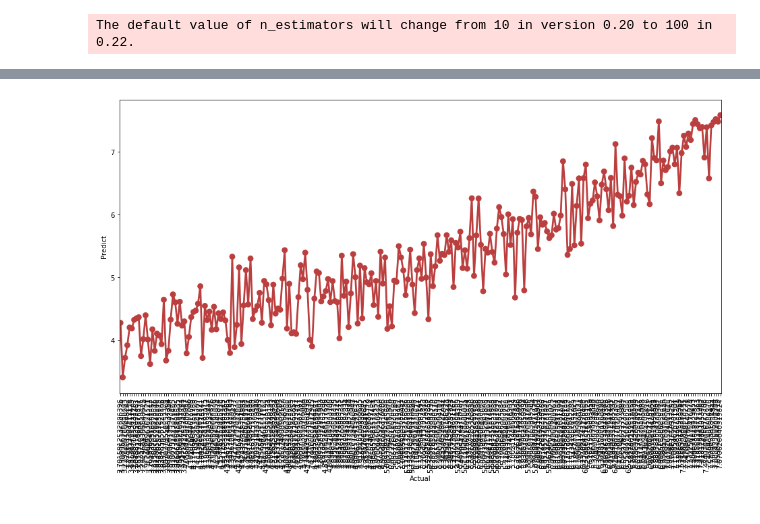
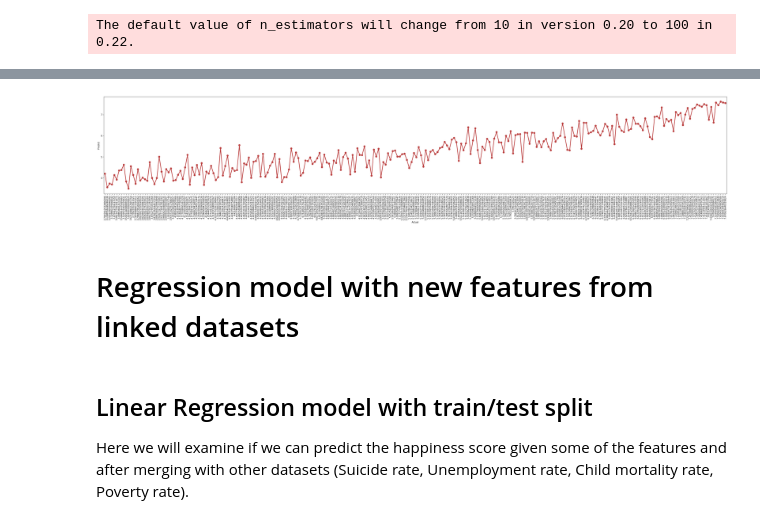
Before and after one commit to hackan98/DMML2019_Team_Nestle, a Jupyter notebook: code/Data_mining,_Project_group_Nestle.ipynb, the cells around one changed output, grey strips where cells are left out. Saved outputs shown, nothing was run; the diff lists cells and outputs as text; code cells hidden in the pictures.

Commit message:
linear regression, random forest, decision tree failed

```diff
--- a/code/Data_mining,_Project_group_Nestle.ipynb
+++ b/code/Data_mining,_Project_group_Nestle.ipynb
@@ -1230,7 +1271,13 @@ result_rf.head()
 # %%
-plt.figure (figsize = (16, 8))
+plt.figure (figsize = (50, 8))
 sns.pointplot(x='Actual',y='Predict',data=result_rf, dodge = True, color="#bb3f3f")
 plt.xticks(rotation = 90)
 plt.show()
 # %% [output]
-[figure, old version]
+[figure, new version]
+# %% [markdown]
+# Regression model with new features from linked datasets
+# %% [markdown]
+## Linear Regression model with train/test split
+
+Here we will examine if we can predict the happiness score given some of the features and after merging with other datasets (Suicide rate, Unemployment rate, Child mortality rate, Poverty rate).
```
Also changed, not shown: parts of 56 cells of this notebook.
